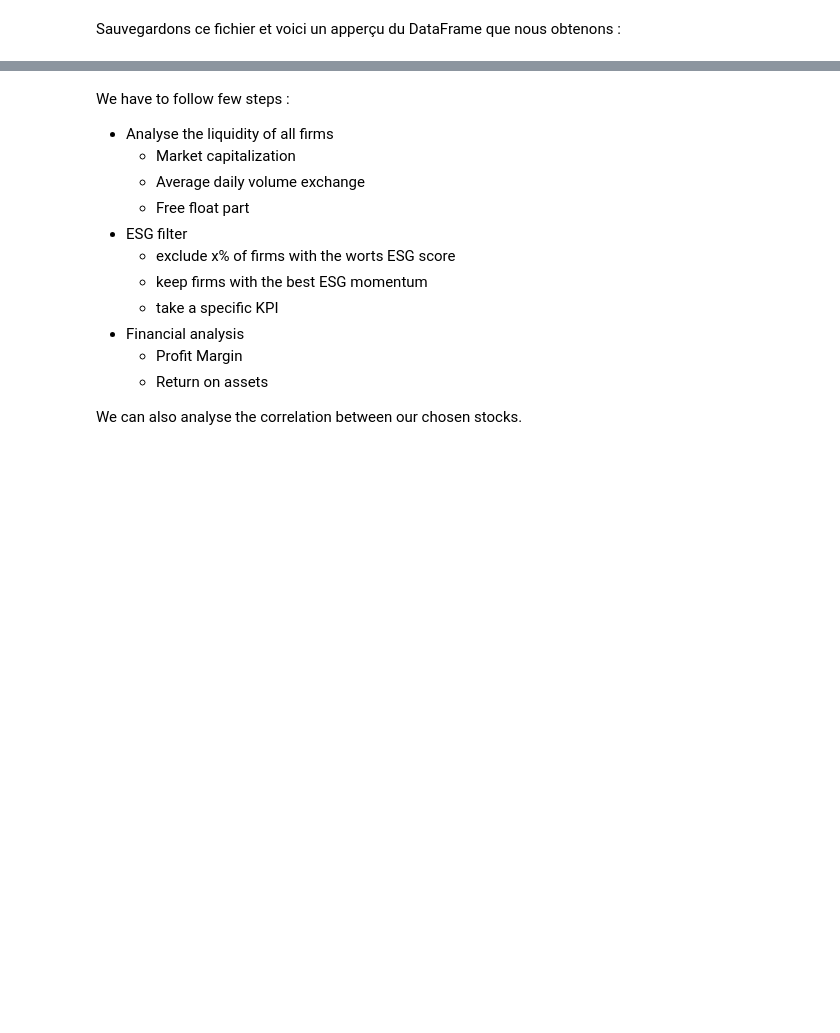
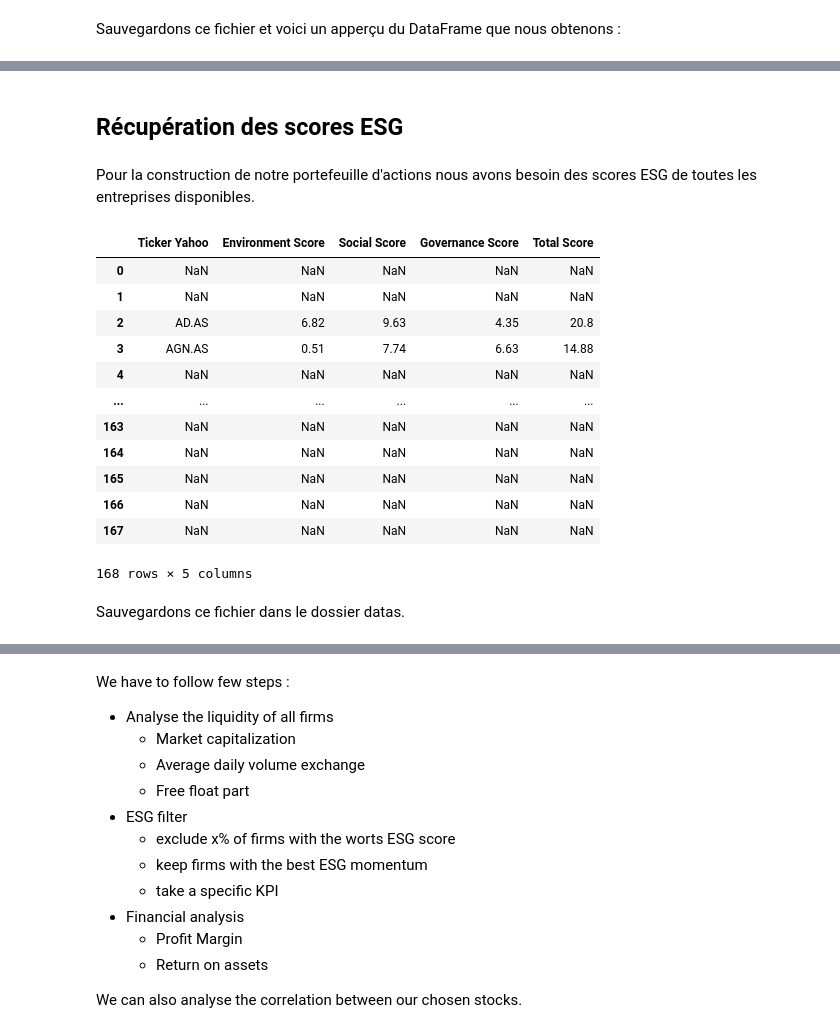
Before and after one commit to Simzer994/Portfolio-Project, a Jupyter notebook: GetData.ipynb, the cells around one changed output, grey strips where cells are left out. Cells and saved outputs as stored; diff of their text form; code cells hidden in the pictures; blank space fills up the shorter version.

```diff
--- a/GetData.ipynb
+++ b/GetData.ipynb
@@ -26,12 +21,0 @@ Pour la construction de notre portefeuille d'actions nous avons besoin des score
-# %%
-esg_scores = pd.DataFrame(columns = ['Ticker Yahoo', 'Environment Score', 'Social Score', 'Governance Score', 'Total Score'], index = range(len(datas['Close'].columns)))
-
-for i in trange(len(datas['Close'].columns)):
-    ticker = tickers_amsterdam[i]
-    try:
-        sus = yf.Ticker(ticker).sustainability
-        scores = sus.loc[['environmentScore','socialScore','governanceScore','totalEsg'],'Value']
-        esg_scores.loc[i] = [ticker, scores[0], scores[1], scores[2], scores[3]]
-    except:
-        pass
-esg_scores
@@ -52,4 +21,0 @@ esg_scores
-# %%
-for i in range(len(datas['Close'].columns)):
-    ticker = tickers_amsterdam[i]
-    esg_scores.loc[i, 'Ticker Yahoo'] = ticker
@@ -134,0 +99,34 @@ data_filter.head()
+# %% [markdown]
+## Récupération des scores ESG
+# %% [markdown]
+Pour la construction de notre portefeuille d'actions nous avons besoin des scores ESG de toutes les entreprises disponibles.
+# %%
+esg_scores = pd.DataFrame(columns = ['Ticker Yahoo', 'Environment Score', 'Social Score', 'Governance Score', 'Total Score'], index = range(len(datas['Close'].columns)))
+
+tickers_price = data_filter.columns.to_list()
+
+for i in trange(len(tickers_price)):
+    ticker = tickers_price[i]
+    try:
+        sus = yf.Ticker(ticker).sustainability
+        scores = sus.loc[['environmentScore','socialScore','governanceScore','totalEsg'],'Value']
+        esg_scores.loc[i] = [ticker, scores[0], scores[1], scores[2], scores[3]]
+    except:
+        pass
+esg_scores
+# %% [output]
+|  | Ticker Yahoo | Environment Score | Social Score | Governance Score | Total Score |
+| 0 | NaN | NaN | NaN | NaN | NaN |
+| 1 | NaN | NaN | NaN | NaN | NaN |
+| 2 | AD.AS | 6.82 | 9.63 | 4.35 | 20.8 |
+| 3 | AGN.AS | 0.51 | 7.74 | 6.63 | 14.88 |
+| 4 | NaN | NaN | NaN | NaN | NaN |
+| ... | ... | ... | ... | ... | ... |
+| 163 | NaN | NaN | NaN | NaN | NaN |
+| 164 | NaN | NaN | NaN | NaN | NaN |
+| 165 | NaN | NaN | NaN | NaN | NaN |
+| 166 | NaN | NaN | NaN | NaN | NaN |
+| 167 | NaN | NaN | NaN | NaN | NaN |
+168 rows × 5 columns
+# %% [markdown]
+Sauvegardons ce fichier dans le dossier datas.
```
Also changed, not shown: parts of 13 cells of this notebook, 3 other files.
